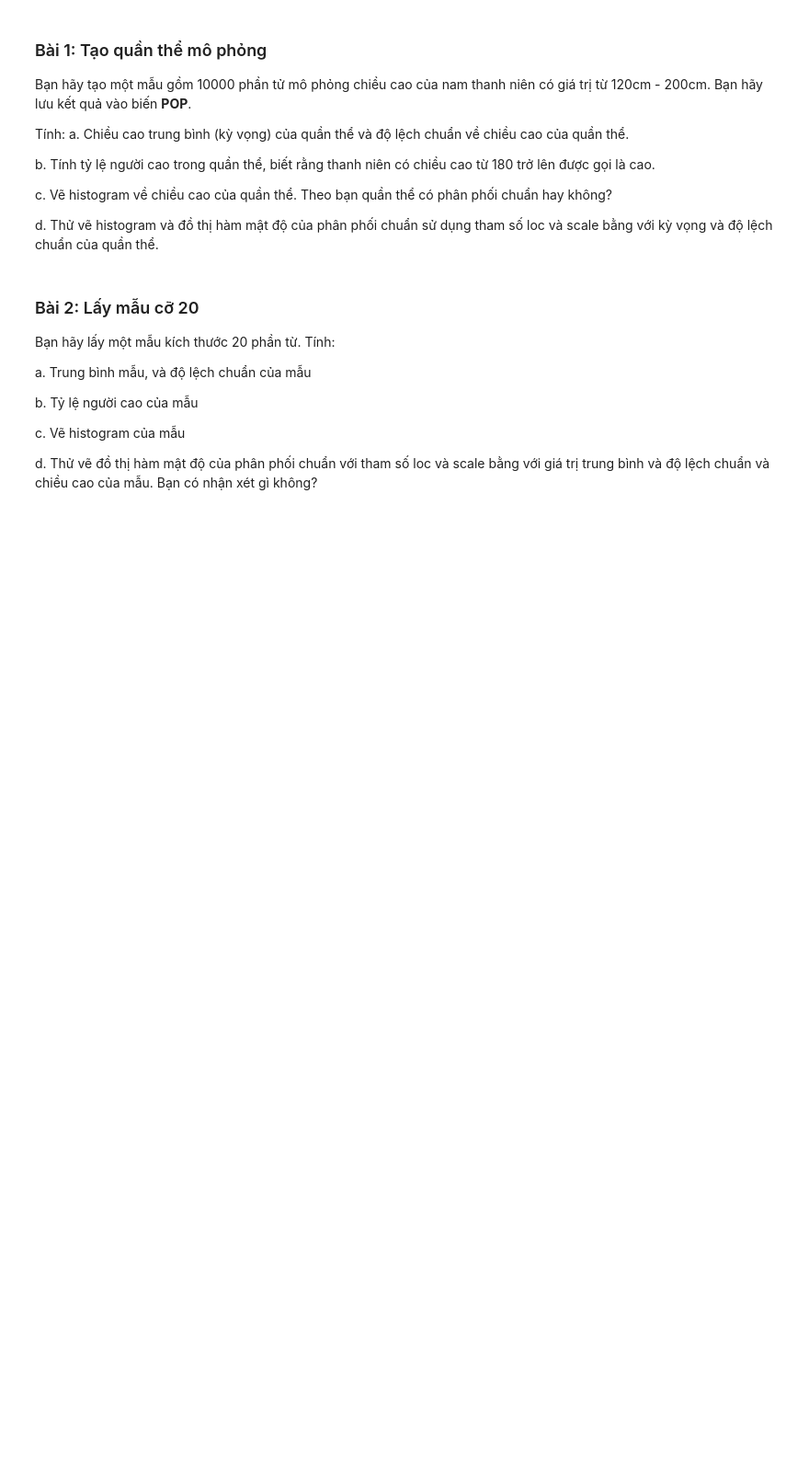
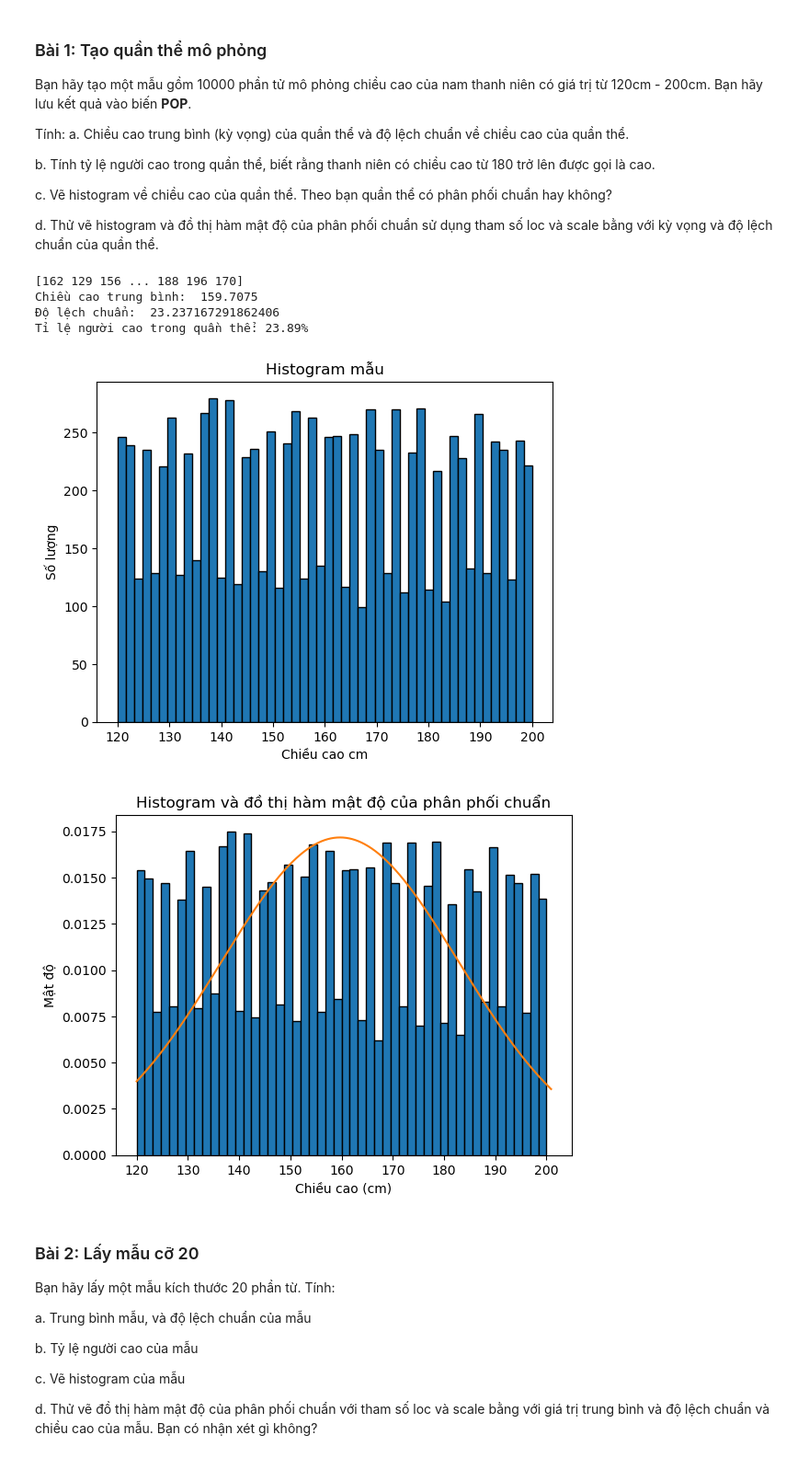
Before and after one commit to HueVuong12/Computer-Statistics, a Jupyter notebook: 16_VuongNgocHue_ex5/16_VuongNgocHue_ex5.ipynb, the cells around one changed output. Shown at 92% size. Drawn from its saved outputs; the diff is of its cells as text; code cells hidden in the pictures; blank space fills up the shorter version.

```diff
--- a/16_VuongNgocHue_ex5/16_VuongNgocHue_ex5.ipynb
+++ b/16_VuongNgocHue_ex5/16_VuongNgocHue_ex5.ipynb
@@ -19,3 +16,40 @@ import random
+# %%
+import numpy as np
+import math
+from scipy import stats as stats
+import matplotlib.pyplot as plt
+num_samples = 10000
+min_height = 120
+max_height = 201
+POP = np.random.randint(min_height, max_height, num_samples)
+print(POP)
+mean_of_POP = np.mean(POP)
+print("Chiều cao trung bình: ",mean_of_POP)
+std_POP = np.std(POP)
+print("Độ lệch chuẩn: ",std_POP)
+high_POP = POP[POP > 180]
+print("Tỉ lệ người cao trong quần thể: {}% ".format((len(high_POP)/len(POP))*100))
+plt.hist(POP, bins=50, edgecolor='black')
+plt.xlabel('Chiều cao cm')
+plt.ylabel('Số lượng')
+plt.title('Histogram mẫu')
+plt.show()
+
+x_axis = np.arange(min_height, max_height, 0.1)
+y_axis = stats.norm.pdf(x_axis, loc=mean_of_POP, scale=std_POP)
+plt.hist(POP, bins=50, density=True, edgecolor='black')
+plt.plot(x_axis, y_axis)
+plt.xlabel('Chiều cao (cm)')
+plt.ylabel('Mật độ')
+plt.title('Histogram và đồ thị hàm mật độ của phân phối chuẩn')
+plt.show()
+# %% [output]
+[162 129 156 ... 188 196 170]
+Chiều cao trung bình:  159.7075
+Độ lệch chuẩn:  23.237167291862406
+Tỉ lệ người cao trong quần thể: 23.89%
+[figure, added]
+[figure, added]
 # %% [markdown]
 ### Bài 2: Lấy mẫu cỡ 20
 
```
Also changed, not shown: parts of 8 cells of this notebook, 1 other file.
